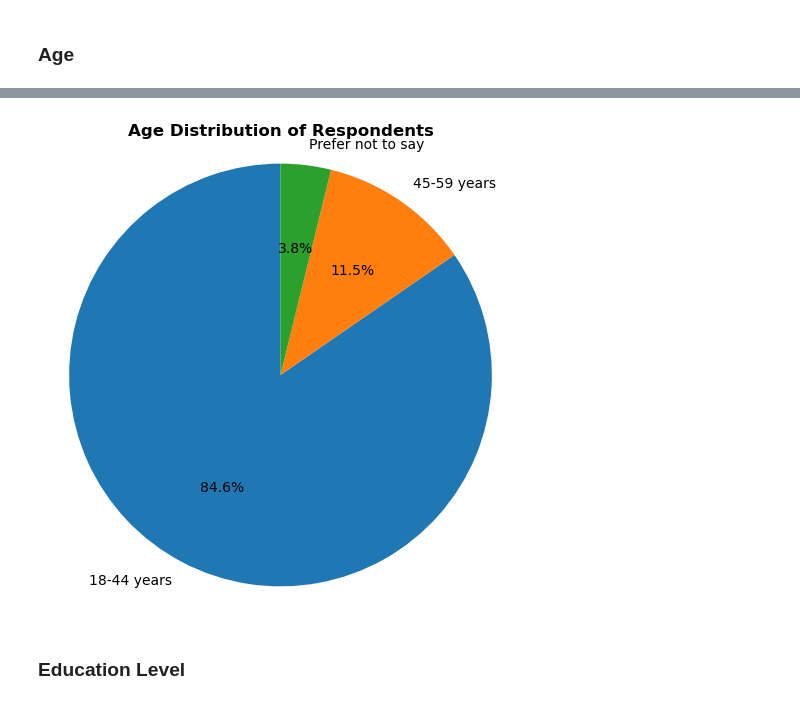
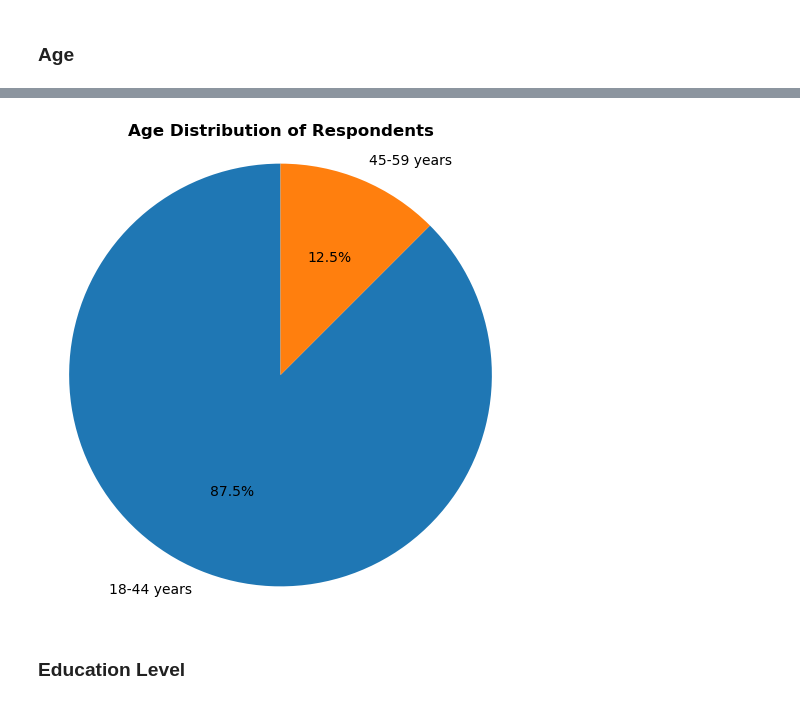
Before and after one commit to Lorraine254/pilotAnalysis, a Jupyter notebook: analysis_v2.ipynb, the cells around one changed output, grey strips where cells are left out. Drawn from its saved outputs; the diff is of its cells as text; code cells hidden in the pictures.

```diff
--- a/analysis_v2.ipynb
+++ b/analysis_v2.ipynb
@@ -169,8 +168,8 @@ Prefer not to say              1
 Name: count, dtype: int64
 # %%
 # Predefining my data
-categories = ['18-44 years','45-59 years','Prefer not to say']
-values = [22,3,1]
+categories = ['18-44 years','45-59 years']
+values = [21,3]
 
 # Plot the pie chart
 plt.figure(figsize=(6, 6))  # Adjust the figure size if needed
@@ -185,4 +184,4 @@ plt.axis('equal')
-[figure, old version]
+[figure, new version]
 # %% [markdown]
 ### Education Level
 # %%
```
Also changed, not shown: parts of 37 cells of this notebook, 1 other file.
